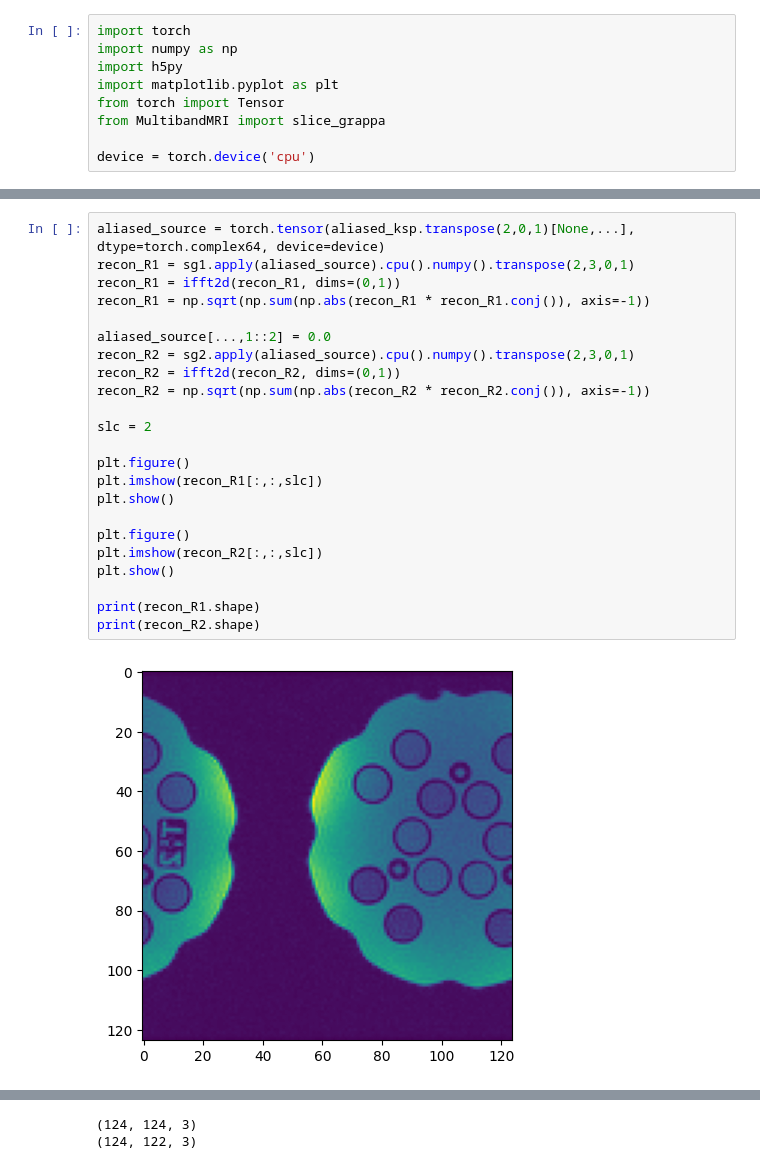
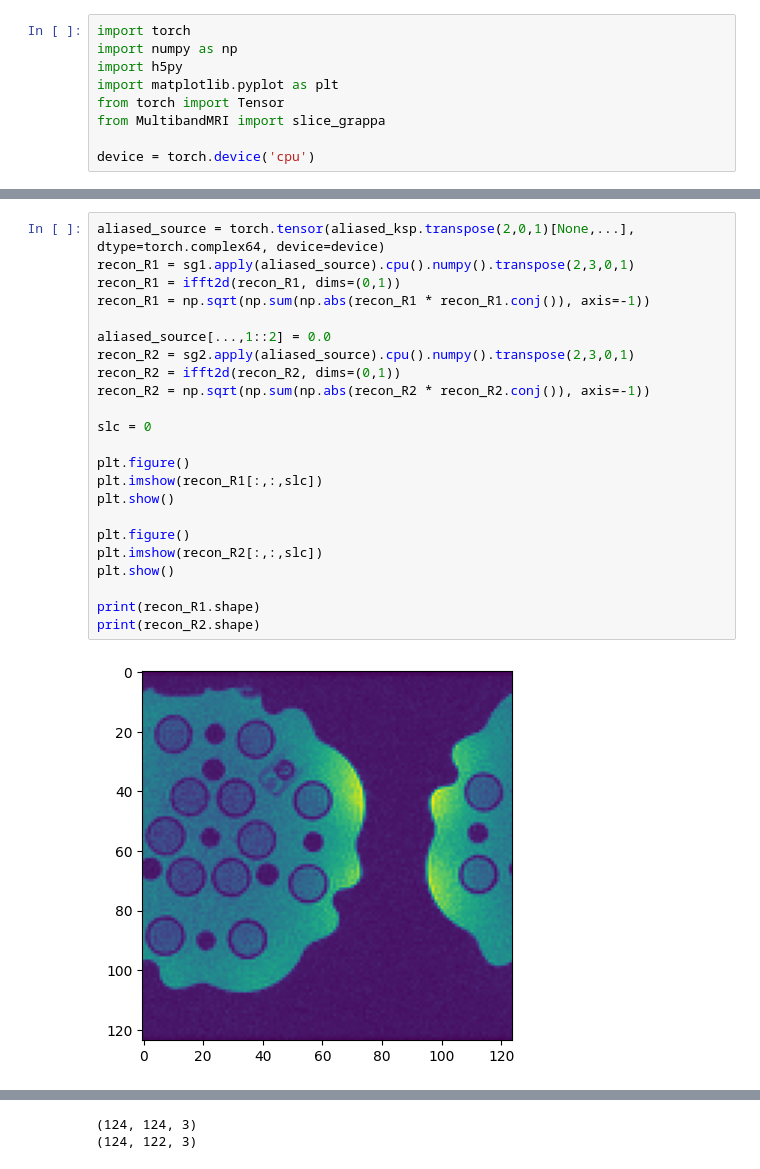
Before and after one commit to AdaptiveMRILab/MultibandMRI, a Jupyter notebook: dev.ipynb, the cells around one changed output, grey strips where cells are left out. Drawn from its saved outputs; the diff is of its cells as text.

```diff
--- a/dev.ipynb
+++ b/dev.ipynb
@@ -67,25 +70,25 @@ sg2 = slice_grappa(target, accel=(1,2), kernel_size=(5,4), tik=0.0)
 # %%
 aliased_source = torch.tensor(aliased_ksp.transpose(2,0,1)[None,...], dtype=torch.complex64, device=device)
 recon_R1 = sg1.apply(aliased_source).cpu().numpy().transpose(2,3,0,1)
 recon_R1 = ifft2d(recon_R1, dims=(0,1))
 recon_R1 = np.sqrt(np.sum(np.abs(recon_R1 * recon_R1.conj()), axis=-1))
 
 aliased_source[...,1::2] = 0.0
 recon_R2 = sg2.apply(aliased_source).cpu().numpy().transpose(2,3,0,1)
 recon_R2 = ifft2d(recon_R2, dims=(0,1))
 recon_R2 = np.sqrt(np.sum(np.abs(recon_R2 * recon_R2.conj()), axis=-1))
 
-slc = 2
+slc = 0
 
 plt.figure()
 plt.imshow(recon_R1[:,:,slc])
 plt.show()
 
 plt.figure()
 plt.imshow(recon_R2[:,:,slc])
 plt.show()
 
 print(recon_R1.shape)
 print(recon_R2.shape)
 # %% [output]
-[figure, old version]
+[figure, new version]
```
Also changed, not shown: parts of 3 cells of this notebook, 1 other file.
